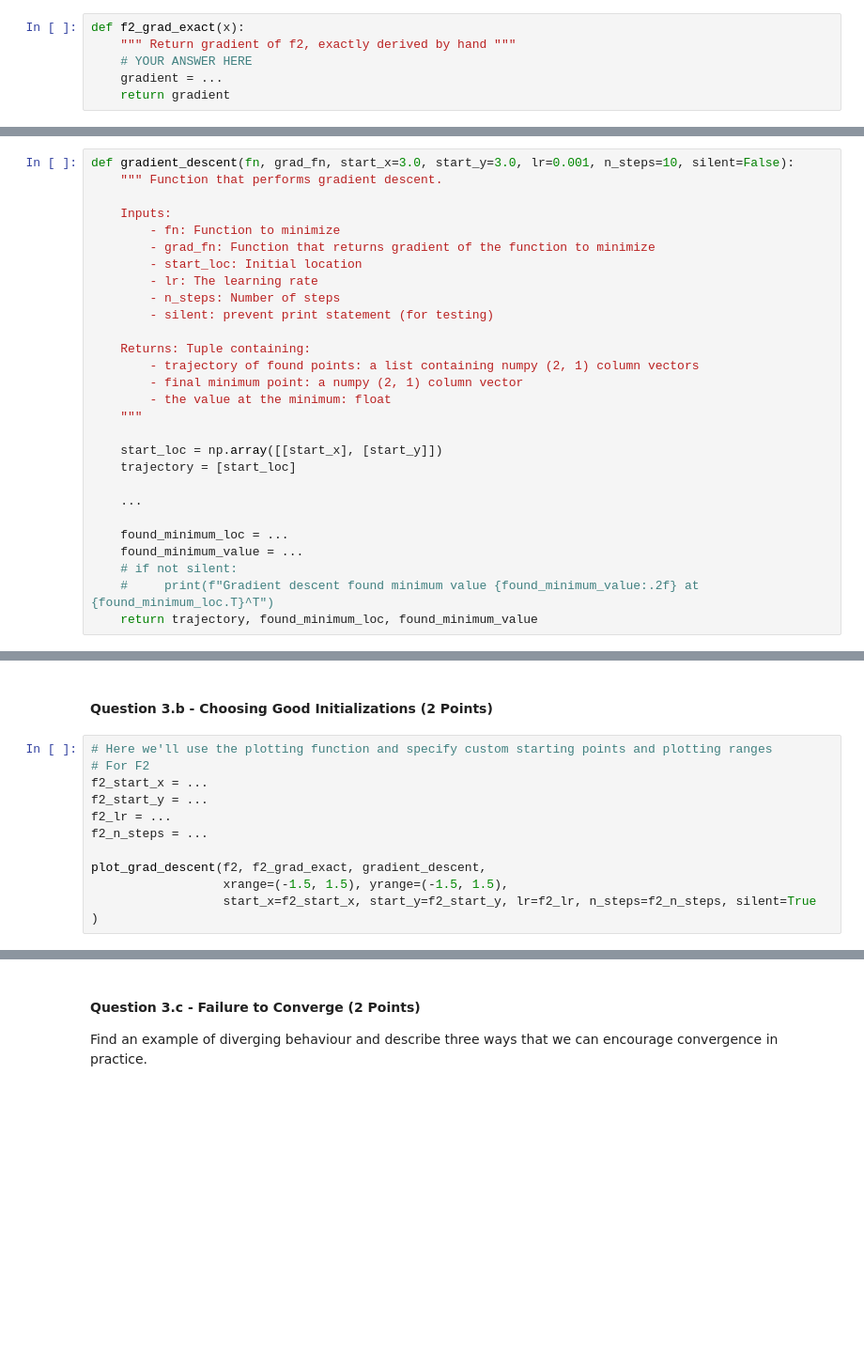
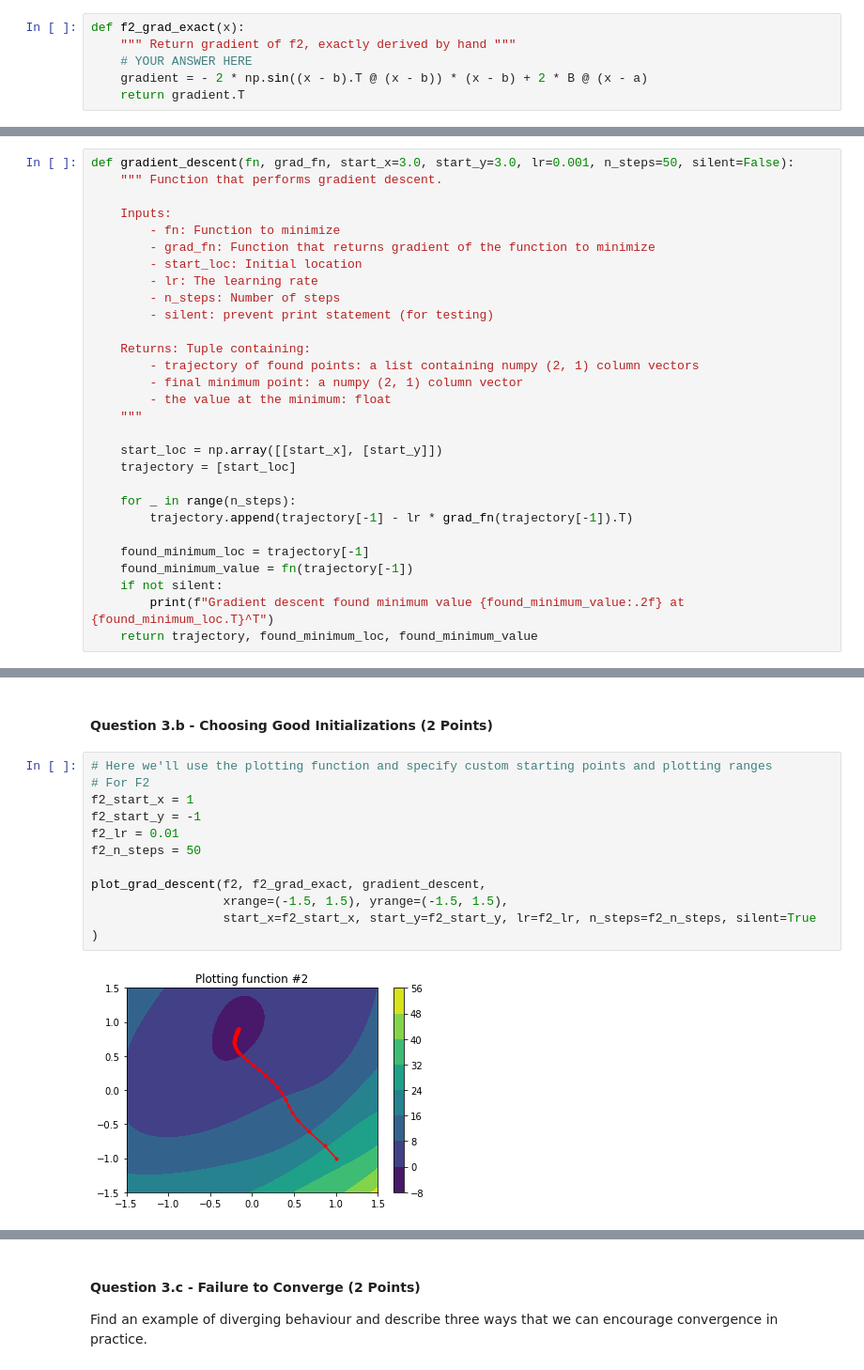
Before and after one commit to markvdw/mml-autumn-2022, a Jupyter notebook: coursework/mml_cw_1.ipynb, the cells around one changed output, grey strips where cells are left out. Shown at 94% size. Drawn from its saved outputs; the diff is of its cells as text; blank space fills up the shorter version.

````diff
--- a/coursework/mml_cw_1.ipynb
+++ b/coursework/mml_cw_1.ipynb
@@ -130,7 +150,7 @@ grader.check("Q2.b.i Gradients of the Functions - f1")
 def f2_grad_exact(x):
     """ Return gradient of f2, exactly derived by hand """
     # YOUR ANSWER HERE
-    gradient = ...
-    return gradient
+    gradient = - 2 * np.sin((x - b).T @ (x - b)) * (x - b) + 2 * B @ (x - a)
+    return gradient.T
 # %%
 grader.check("Q2.b.ii Gradients of the Functions - f2")
@@ -184,7 +211,7 @@ def plot_grad_descent(fn, fn_grad, gradient_descent_fn, xrange=(-1, 1), yrange=(
 #### Question 3.a - Implementing Gradient Descent (4 Points)
 Complete the ```gradient_descent``` function below.
 # %%
-def gradient_descent(fn, grad_fn, start_x=3.0, start_y=3.0, lr=0.001, n_steps=10, silent=False):
+def gradient_descent(fn, grad_fn, start_x=3.0, start_y=3.0, lr=0.001, n_steps=50, silent=False):
     """ Function that performs gradient descent.
 
     Inputs:
@@ -204,12 +231,13 @@ def gradient_descent(fn, grad_fn, start_x=3.0, start_y=3.0, lr=0.001, n_steps=10
     start_loc = np.array([[start_x], [start_y]])
     trajectory = [start_loc]
 
-    ...
+    for _ in range(n_steps):
+        trajectory.append(trajectory[-1] - lr * grad_fn(trajectory[-1]).T)
 
-    found_minimum_loc = ...
-    found_minimum_value = ...
-    # if not silent:
-    #     print(f"Gradient descent found minimum value {found_minimum_value:.2f} at {found_minimum_loc.T}^T")
+    found_minimum_loc = trajectory[-1]
+    found_minimum_value = fn(trajectory[-1])
+    if not silent:
+        print(f"Gradient descent found minimum value {found_minimum_value:.2f} at {found_minimum_loc.T}^T")
     return trajectory, found_minimum_loc, found_minimum_value
 # %%
 # Here we'll use the plotting function and specify custom starting points and plotting ranges
@@ -226,14 +262,16 @@ grader.check("Gradient Descent")
 # %%
 # Here we'll use the plotting function and specify custom starting points and plotting ranges
 # For F2
-f2_start_x = ...
-f2_start_y = ...
-f2_lr = ...
-f2_n_steps = ...
+f2_start_x = 1
+f2_start_y = -1
+f2_lr = 0.01
+f2_n_steps = 50
 
 plot_grad_descent(f2, f2_grad_exact, gradient_descent,
                   xrange=(-1.5, 1.5), yrange=(-1.5, 1.5),
                   start_x=f2_start_x, start_y=f2_start_y, lr=f2_lr, n_steps=f2_n_steps, silent=True
 )
+# %% [output]
+[figure, added]
 # %%
 # For F3
````
Also changed, not shown: parts of 36 cells of this notebook.
